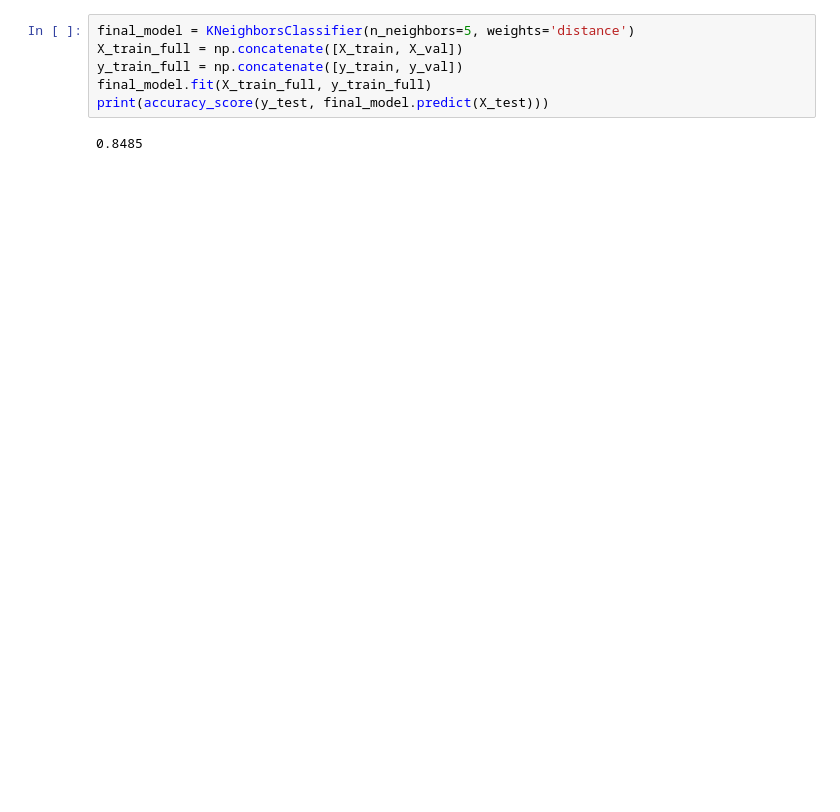
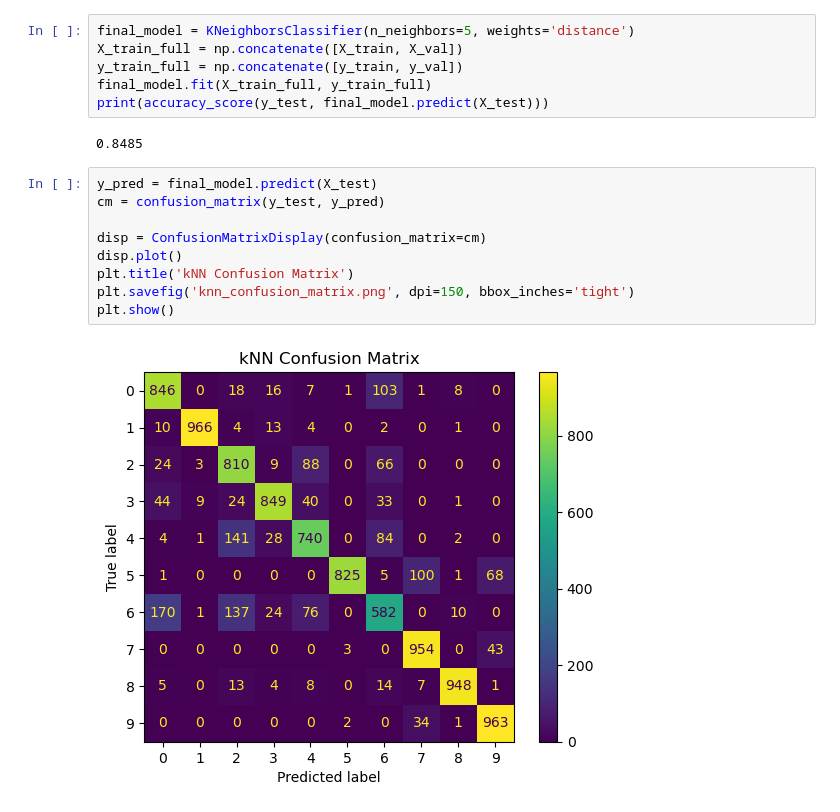
Before and after one commit to yenphglam/cs178_ProjectTeam3, a Jupyter notebook: knn/knn_classifier.ipynb, the cells around one changed output. Saved outputs shown, nothing was run; the diff lists cells and outputs as text; blank space fills up the shorter version.

Commit message:
knn final confusion matrix

```diff
--- a/knn/knn_classifier.ipynb
+++ b/knn/knn_classifier.ipynb
@@ -61,3 +54,14 @@ final_model.fit(X_train_full, y_train_full)
 print(accuracy_score(y_test, final_model.predict(X_test)))
 # %% [output]
 0.8485
+# %%
+y_pred = final_model.predict(X_test)
+cm = confusion_matrix(y_test, y_pred)
+
+disp = ConfusionMatrixDisplay(confusion_matrix=cm)
+disp.plot()
+plt.title('kNN Confusion Matrix')
+plt.savefig('knn_confusion_matrix.png', dpi=150, bbox_inches='tight')
+plt.show()
+# %% [output]
+[figure, added]
```
Also changed, not shown: parts of 2 cells of this notebook, 1 other file.
